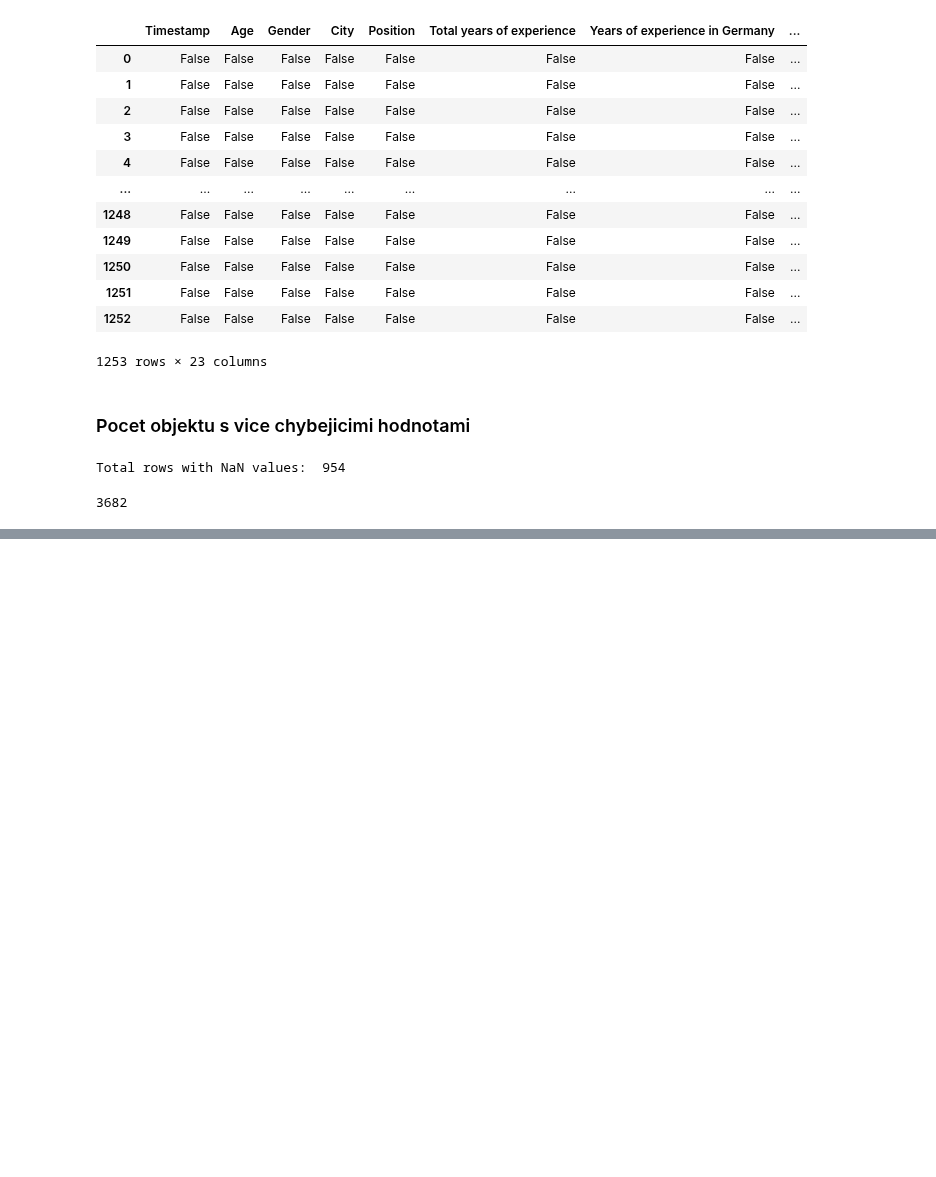
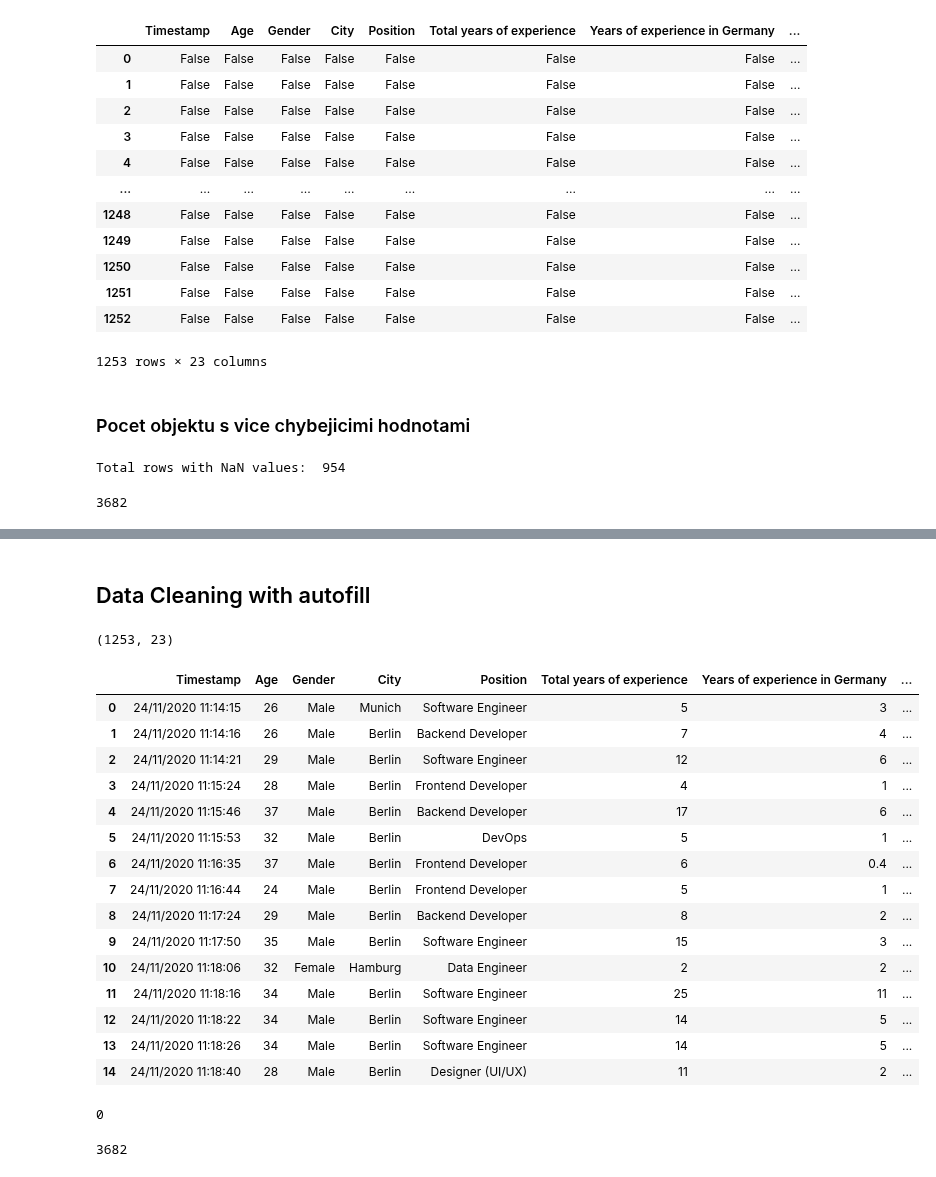
Before and after one commit to MatejMistik/upa-p2-data-analysis, a Jupyter notebook: main.ipynb, the cells around one changed output, grey strips where cells are left out. Drawn from its saved outputs; the diff is of its cells as text; code cells hidden in the pictures; blank space fills up the shorter version.

Commit message:
Data clean section added.

```diff
--- a/main.ipynb
+++ b/main.ipynb
@@ -353,0 +357,46 @@ df.isnull().sum().sum()
+# %% [markdown]
+## Data Cleaning with autofill
+# %%
+# drop columns with too many NaN values
+
+
+
+
+
+# autofilling of values for dateframe
+
+dfAutofill = pd.read_csv('./data/IT Salary Survey EU  2020.csv')
+dfAutofill.fillna(method='backfill', downcast='infer', inplace=True)
+
+dfAutofill.drop_duplicates()
+print(dfAutofill.shape)
+
+# show 5 rows of dataframe
+
+dfAutofill.head(15)
+# %% [output]
+(1253, 23)
+|  | Timestamp | Age | Gender | City | Position | Total years of experience | Years of experience in Germany | ... |
+| 0 | 24/11/2020 11:14:15 | 26 | Male | Munich | Software Engineer | 5 | 3 | ... |
+| 1 | 24/11/2020 11:14:16 | 26 | Male | Berlin | Backend Developer | 7 | 4 | ... |
+| 2 | 24/11/2020 11:14:21 | 29 | Male | Berlin | Software Engineer | 12 | 6 | ... |
+| 3 | 24/11/2020 11:15:24 | 28 | Male | Berlin | Frontend Developer | 4 | 1 | ... |
+| 4 | 24/11/2020 11:15:46 | 37 | Male | Berlin | Backend Developer | 17 | 6 | ... |
+| 5 | 24/11/2020 11:15:53 | 32 | Male | Berlin | DevOps | 5 | 1 | ... |
+| 6 | 24/11/2020 11:16:35 | 37 | Male | Berlin | Frontend Developer | 6 | 0.4 | ... |
+| 7 | 24/11/2020 11:16:44 | 24 | Male | Berlin | Frontend Developer | 5 | 1 | ... |
+| 8 | 24/11/2020 11:17:24 | 29 | Male | Berlin | Backend Developer | 8 | 2 | ... |
+| 9 | 24/11/2020 11:17:50 | 35 | Male | Berlin | Software Engineer | 15 | 3 | ... |
+| 10 | 24/11/2020 11:18:06 | 32 | Female | Hamburg | Data Engineer | 2 | 2 | ... |
+| 11 | 24/11/2020 11:18:16 | 34 | Male | Berlin | Software Engineer | 25 | 11 | ... |
+| 12 | 24/11/2020 11:18:22 | 34 | Male | Berlin | Software Engineer | 14 | 5 | ... |
+| 13 | 24/11/2020 11:18:26 | 34 | Male | Berlin | Software Engineer | 14 | 5 | ... |
+| 14 | 24/11/2020 11:18:40 | 28 | Male | Berlin | Designer (UI/UX) | 11 | 2 | ... |
+# %%
+# cheching for NaN values DataFrame
+
+print(dfAutofill.isnull().sum().sum())
+df.isnull().sum().sum()
+# %% [output]
+0
+3682
```
Also changed, not shown: parts of 8 cells of this notebook.
